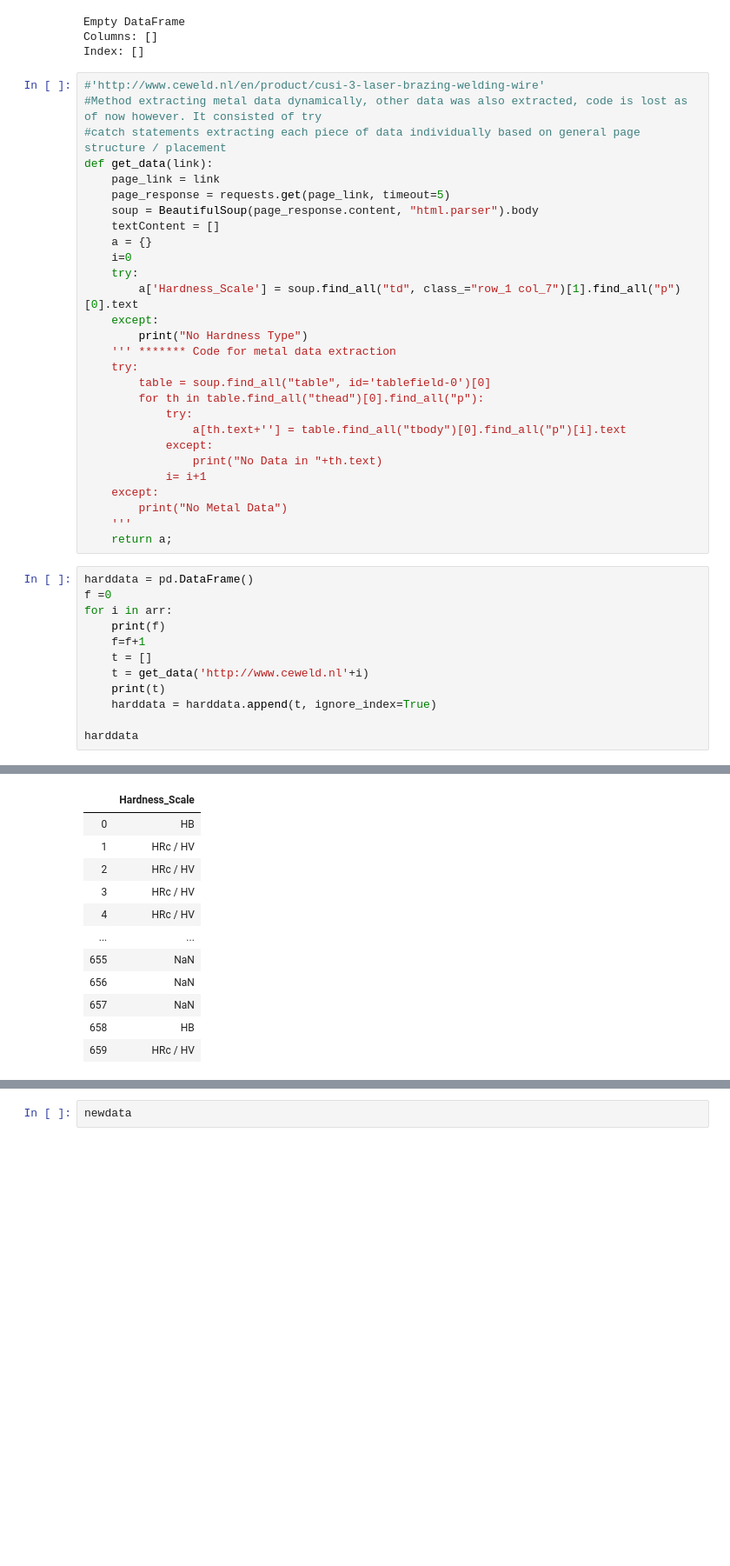
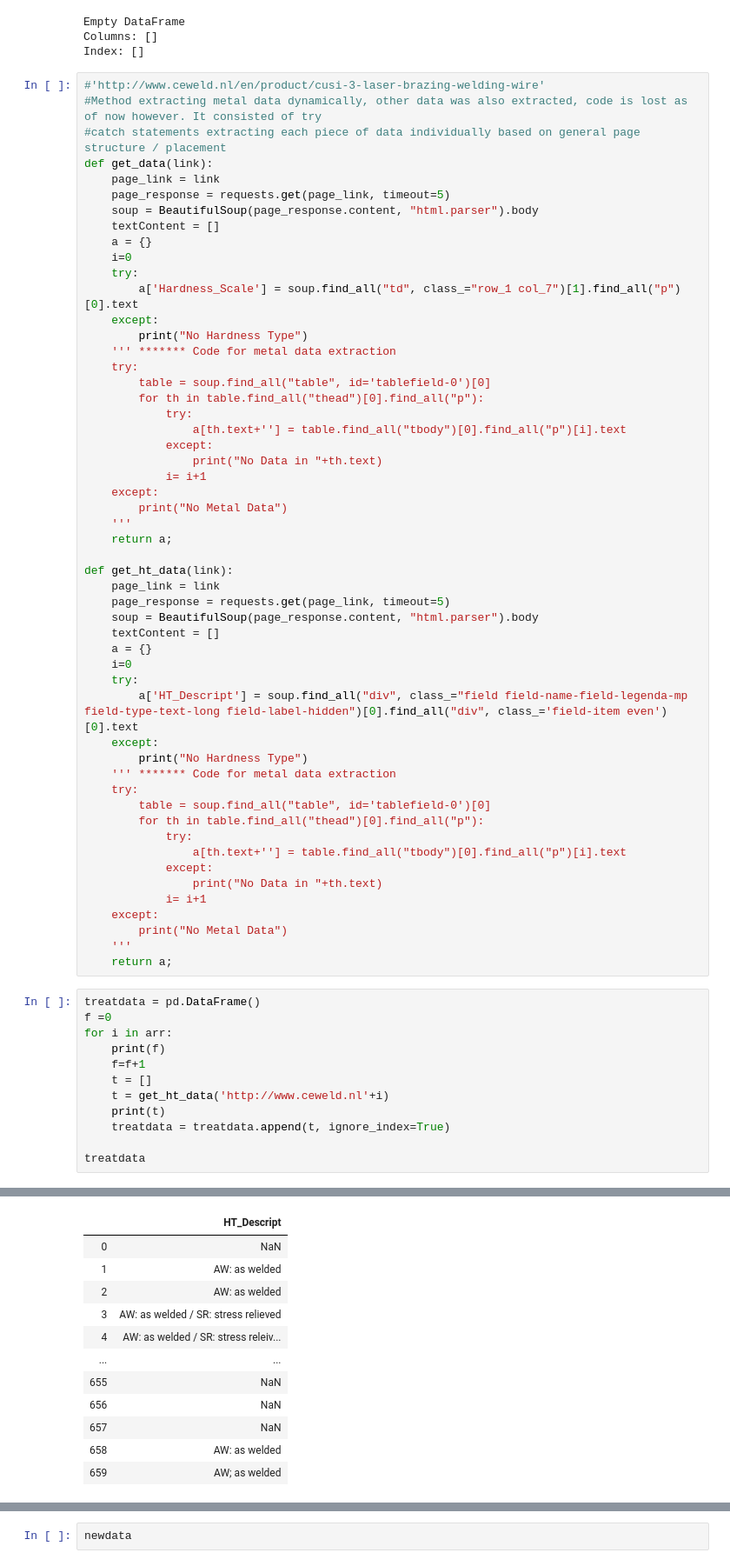
Before and after one commit to PrasannS/WeldingAnalysis, a Jupyter notebook: webscraper.ipynb, the cells around one changed output, grey strips where cells are left out. Shown at 87% size. Drawn from its saved outputs; the diff is of its cells as text; blank space fills up the shorter version.

Commit message:
Hardness Data Added, TODO Final Processing

```diff
--- a/webscraper.ipynb
+++ b/webscraper.ipynb
@@ -71,17 +71,42 @@ def get_data(link):
         print("No Metal Data")
     '''
     return a;
+
+def get_ht_data(link):
+    page_link = link
+    page_response = requests.get(page_link, timeout=5)
+    soup = BeautifulSoup(page_response.content, "html.parser").body
+    textContent = []
+    a = {}
+    i=0
+    try:
+        a['HT_Descript'] = soup.find_all("div", class_="field field-name-field-legenda-mp field-type-text-long field-label-hidden")[0].find_all("div", class_='field-item even')[0].text
+    except:
+        print("No Hardness Type")
+    ''' ******* Code for metal data extraction
+    try:
+        table = soup.find_all("table", id='tablefield-0')[0]
+        for th in table.find_all("thead")[0].find_all("p"):
+            try:
+                a[th.text+''] = table.find_all("tbody")[0].find_all("p")[i].text
+            except:
+                print("No Data in "+th.text)
+            i= i+1
+    except:
+        print("No Metal Data")
+    '''
+    return a;
 # %%
-harddata = pd.DataFrame()
+treatdata = pd.DataFrame()
 f =0
 for i in arr:
     print(f)
     f=f+1
     t = []
-    t = get_data('http://www.ceweld.nl'+i)
+    t = get_ht_data('http://www.ceweld.nl'+i)
     print(t)
-    harddata = harddata.append(t, ignore_index=True)
+    treatdata = treatdata.append(t, ignore_index=True)
 
-harddata
+treatdata
 # %% [output]
 0
@@ -104,15 +129,15 @@ harddata
-|  | Hardness_Scale |
-| 0 | HB |
-| 1 | HRc / HV |
-| 2 | HRc / HV |
-| 3 | HRc / HV |
-| 4 | HRc / HV |
+|  | HT_Descript |
+| 0 | NaN |
+| 1 | AW: as welded |
+| 2 | AW: as welded |
+| 3 | AW: as welded / SR: stress relieved |
+| 4 | AW: as welded / SR: stress releiv... |
 | ... | ... |
 | 655 | NaN |
 | 656 | NaN |
 | 657 | NaN |
-| 658 | HB |
-| 659 | HRc / HV |
+| 658 | AW: as welded |
+| 659 | AW; as welded |
 660 rows × 1 columns
 # %%
 newdata
```
Also changed, not shown: parts of 4 cells of this notebook, 1 other file.
